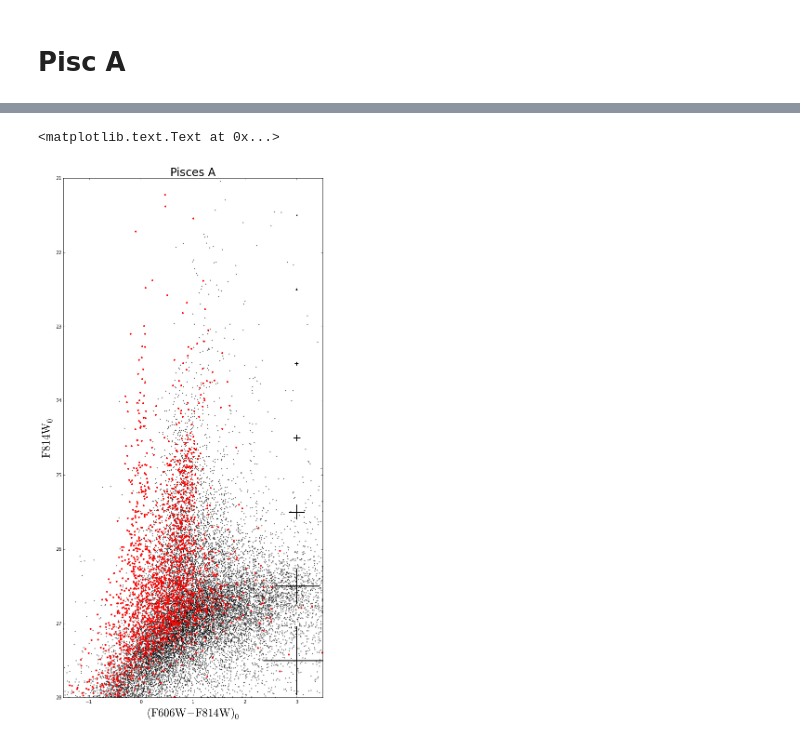
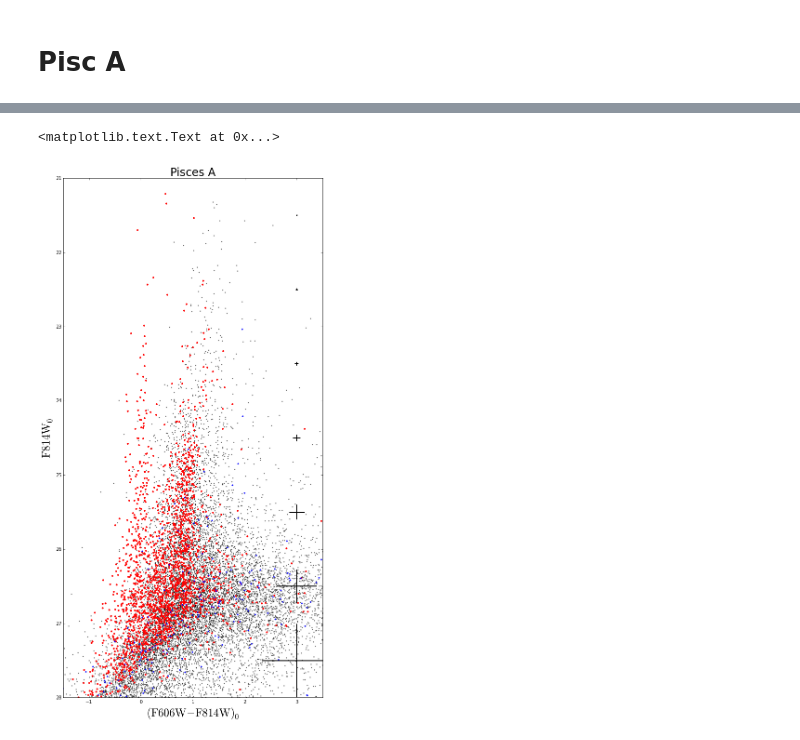
Before and after one commit to eteq/piscdwarfs_hst, a Jupyter notebook: Calibed Analysis.ipynb, the cells around one changed output, grey strips where cells are left out. Saved outputs shown, nothing was run; the diff lists cells and outputs as text; code cells hidden in the pictures.

```diff
--- a/Calibed Analysis.ipynb
+++ b/Calibed Analysis.ipynb
@@ -22,11 +22,15 @@ rcParams['image.origin'] = 'lower'
 # %% [markdown]
 # Pisc A
 # %%
-d = np.loadtxt('piscA_test/default_reduce')
-wcs = WCS(fits.getheader('piscA_test/jclj01020_drc.chip1.fits'))
+d = np.loadtxt('PiscA_dolphot/piscA')
+wcs = WCS(fits.getheader('PiscA_dolphot/PiscA_F606W_build_drc.chip1.fits'))
 
 #object is roughly here
-x0 = 2180
-y0 = 3250
+x0 = 3650
+y0 = 5400
+
+#control area
+xc = 3500
+yc = 3000
 
 sc0 = SkyCoord.from_pixel(x0, y0, wcs)
@@ -69,7 +51,8 @@ m606 = ds[:,15] - A606W
 m606e = ds[:,17]
 m814 = ds[:,28] - A814W
 m814e = ds[:,30]
-dpx = np.hypot(x0-ds[:,2],y0-ds[:,3])
+dpx_dwarf = np.hypot(x0-ds[:,2],y0-ds[:,3])
+dpx_control = np.hypot(xc-ds[:,2],yc-ds[:,3])
 # %%
  ce = np.hypot(m606e, m814e)
  me = m814e
@@ -78,26 +61,32 @@ dpx = np.hypot(x0-ds[:,2],y0-ds[:,3])
 # %%
 plt.figure(figsize=(10, 20))
 plt.clf()
-msk = dpx<250
-plt.scatter(c[~msk], m[~msk], s=2, alpha=.5, color='k')
-plt.scatter(c[msk], m[msk], s=8, alpha=1, color='r')
+
+px_ap = 500
+msk_dwarf = dpx_dwarf < px_ap
+msk_control = dpx_control < px_ap
+other = (~msk_dwarf)&(~msk_control)
+
+plt.scatter(c[other], m[other], s=2, alpha=.5, color='k')
+plt.scatter(c[msk_dwarf], m[msk_dwarf], s=8, alpha=1, color='r')
+plt.scatter(c[msk_control], m[msk_control], s=5, alpha=1, color='b')
 plt.xlim(-1.5, 3.5)
 plt.ylim(28, 21)
 
 inbox = (min(plt.xlim())<c)&(c<max(plt.xlim()))&(min(plt.ylim())<m)&(m<max(plt.ylim()))
 errmagbins = plt.yticks()[0]
 
 binnum = np.digitize(m, errmagbins)
 binmags = np.convolve(errmagbins, [0.5,0.5],mode='valid')
 ces = [np.median(ce[(bi==binnum)&(ce<9)&inbox]) for bi in np.arange(len(errmagbins))[1:]]
 mes = [np.median(me[(bi==binnum)&(me<9)&inbox]) for bi in np.arange(len(errmagbins))[1:]]
 
 plt.errorbar([3]*len(binmags), binmags, mes, ces, fmt=None, capsize=0,ecolor='k',elinewidth=2)
 
 plt.xlabel(r'$({\rm F606W - F814W})_0$',fontsize=24)
 plt.ylabel(r'${\rm F814W}_0$',fontsize=24)
 plt.title('Pisces A',fontsize=24)
 #plt.savefig('PiscA_cmd.pdf')
 # %% [output]
 <matplotlib.text.Text at 0x...>
-[figure, old version]
+[figure, new version]
```
Also changed, not shown: parts of 26 cells of this notebook, 3 other files.
